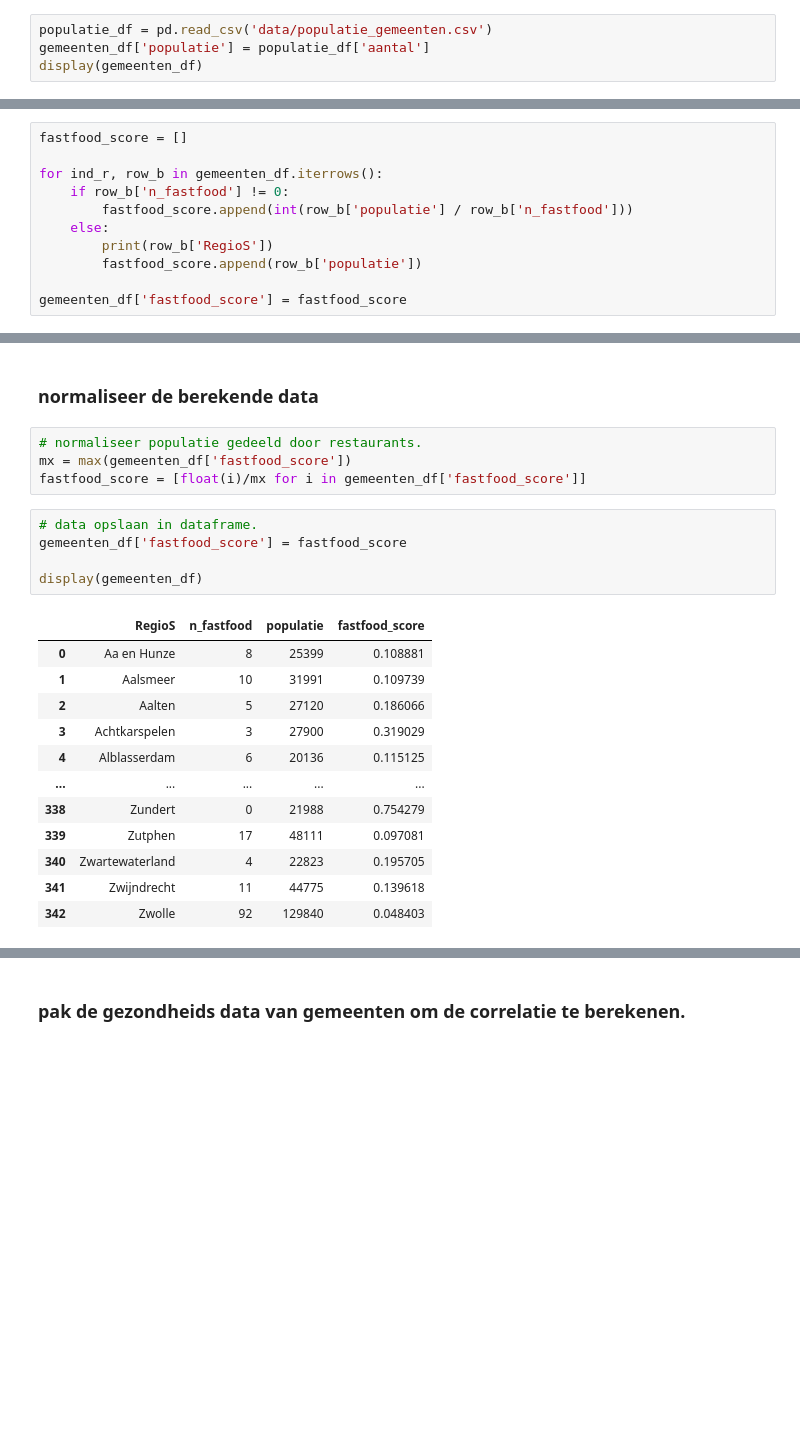
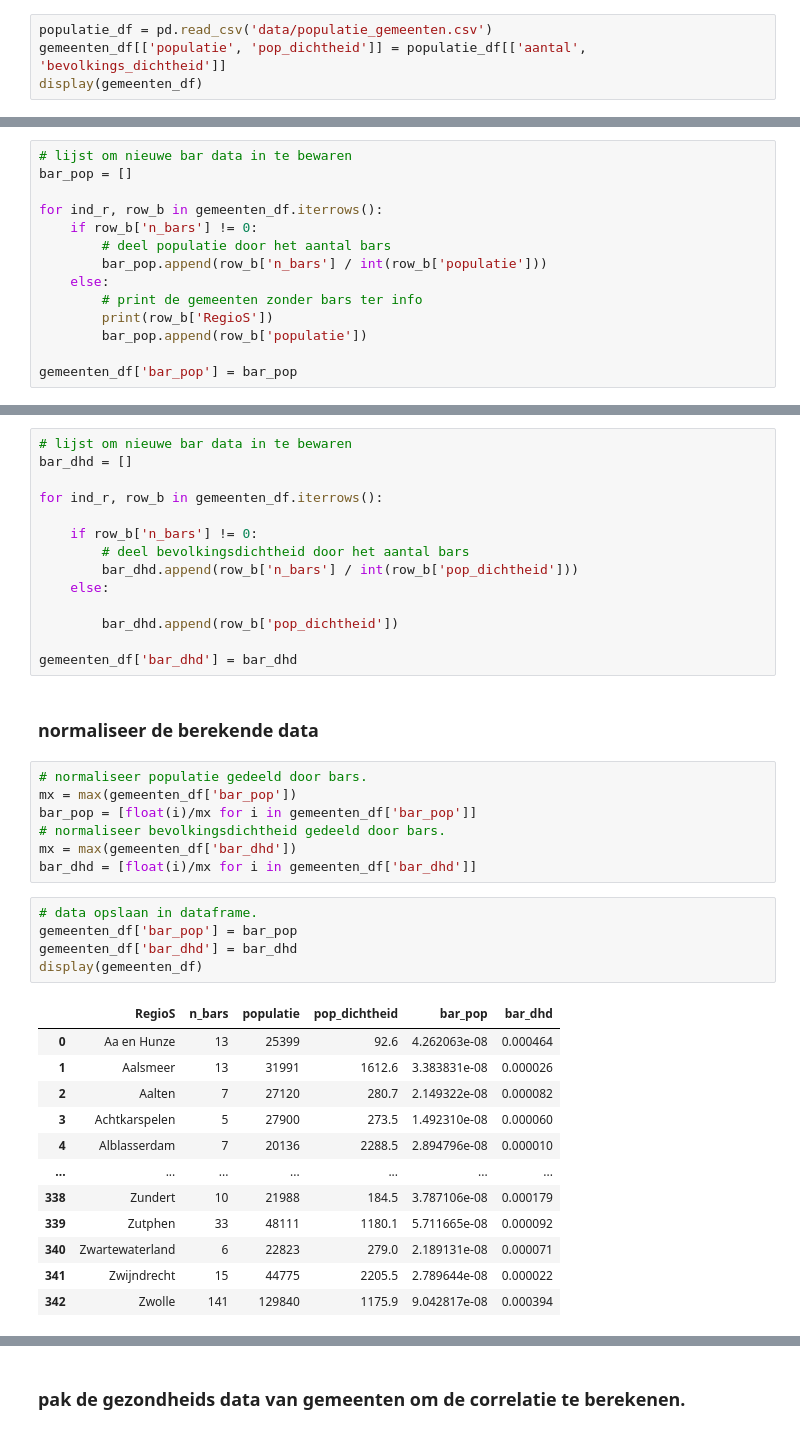
Before and after one commit to BB8-RIVM-2022/OpenStreetMap, a Jupyter notebook: openstreetmaps_bars_onderzoek_gemeenten.ipynb, the cells around one changed output, grey strips where cells are left out. Drawn from its saved outputs; the diff is of its cells as text; blank space fills up the shorter version.

```diff
--- a/openstreetmaps_fastfood_onderzoek.ipynb
+++ b/openstreetmaps_bars_onderzoek_gemeenten.ipynb
@@ -92,5 +97,5 @@ display(gemeenten_df)
 # %%
 populatie_df = pd.read_csv('data/populatie_gemeenten.csv')
-gemeenten_df['populatie'] = populatie_df['aantal']
+gemeenten_df[['populatie', 'pop_dichtheid']] = populatie_df[['aantal', 'bevolkings_dichtheid']]
 display(gemeenten_df)
 # %% [output]
@@ -112,12 +117,15 @@ het aantal restaurants delen door de popualtie per gemeenten
 # %%
-fastfood_score = []
+# lijst om nieuwe bar data in te bewaren
+bar_pop = []
 
 for ind_r, row_b in gemeenten_df.iterrows():
-    if row_b['n_fastfood'] != 0:
-        fastfood_score.append(int(row_b['populatie'] / row_b['n_fastfood']))
+    if row_b['n_bars'] != 0:
+        # deel populatie door het aantal bars
+        bar_pop.append(row_b['n_bars'] / int(row_b['populatie']))
     else:
+        # print de gemeenten zonder bars ter info
         print(row_b['RegioS'])
-        fastfood_score.append(row_b['populatie'])
+        bar_pop.append(row_b['populatie'])
 
-gemeenten_df['fastfood_score'] = fastfood_score
+gemeenten_df['bar_pop'] = bar_pop
 # %% [output]
@@ -138,24 +138,41 @@ Zundert
+# %%
+# lijst om nieuwe bar data in te bewaren
+bar_dhd = []
+
+for ind_r, row_b in gemeenten_df.iterrows():
+
+    if row_b['n_bars'] != 0:
+        # deel bevolkingsdichtheid door het aantal bars
+        bar_dhd.append(row_b['n_bars'] / int(row_b['pop_dichtheid']))
+    else:
+
+        bar_dhd.append(row_b['pop_dichtheid'])
+
+gemeenten_df['bar_dhd'] = bar_dhd
 # %% [markdown]
 ### normaliseer de berekende data
 # %%
-# normaliseer populatie gedeeld door restaurants.
-mx = max(gemeenten_df['fastfood_score'])
-fastfood_score = [float(i)/mx for i in gemeenten_df['fastfood_score']]
+# normaliseer populatie gedeeld door bars.
+mx = max(gemeenten_df['bar_pop'])
+bar_pop = [float(i)/mx for i in gemeenten_df['bar_pop']]
+# normaliseer bevolkingsdichtheid gedeeld door bars.
+mx = max(gemeenten_df['bar_dhd'])
+bar_dhd = [float(i)/mx for i in gemeenten_df['bar_dhd']]
 # %%
 # data opslaan in dataframe.
-gemeenten_df['fastfood_score'] = fastfood_score
-
+gemeenten_df['bar_pop'] = bar_pop
+gemeenten_df['bar_dhd'] = bar_dhd
 display(gemeenten_df)
 # %% [output]
-|  | RegioS | n_fastfood | populatie | fastfood_score |
-| 0 | Aa en Hunze | 8 | 25399 | 0.108881 |
-| 1 | Aalsmeer | 10 | 31991 | 0.109739 |
-| 2 | Aalten | 5 | 27120 | 0.186066 |
-| 3 | Achtkarspelen | 3 | 27900 | 0.319029 |
-| 4 | Alblasserdam | 6 | 20136 | 0.115125 |
-| ... | ... | ... | ... | ... |
-| 338 | Zundert | 0 | 21988 | 0.754279 |
-| 339 | Zutphen | 17 | 48111 | 0.097081 |
-| 340 | Zwartewaterland | 4 | 22823 | 0.195705 |
-| 341 | Zwijndrecht | 11 | 44775 | 0.139618 |
-| 342 | Zwolle | 92 | 129840 | 0.048403 |
+|  | RegioS | n_bars | populatie | pop_dichtheid | bar_pop | bar_dhd |
+| 0 | Aa en Hunze | 13 | 25399 | 92.6 | 4.262063e-08 | 0.000464 |
+| 1 | Aalsmeer | 13 | 31991 | 1612.6 | 3.383831e-08 | 0.000026 |
+| 2 | Aalten | 7 | 27120 | 280.7 | 2.149322e-08 | 0.000082 |
+| 3 | Achtkarspelen | 5 | 27900 | 273.5 | 1.492310e-08 | 0.000060 |
+| 4 | Alblasserdam | 7 | 20136 | 2288.5 | 2.894796e-08 | 0.000010 |
+| ... | ... | ... | ... | ... | ... | ... |
+| 338 | Zundert | 10 | 21988 | 184.5 | 3.787106e-08 | 0.000179 |
+| 339 | Zutphen | 33 | 48111 | 1180.1 | 5.711665e-08 | 0.000092 |
+| 340 | Zwartewaterland | 6 | 22823 | 279.0 | 2.189131e-08 | 0.000071 |
+| 341 | Zwijndrecht | 15 | 44775 | 2205.5 | 2.789644e-08 | 0.000022 |
+| 342 | Zwolle | 141 | 129840 | 1175.9 | 9.042817e-08 | 0.000394 |
```
Also changed, not shown: parts of 27 cells of this notebook, 3 other files.
